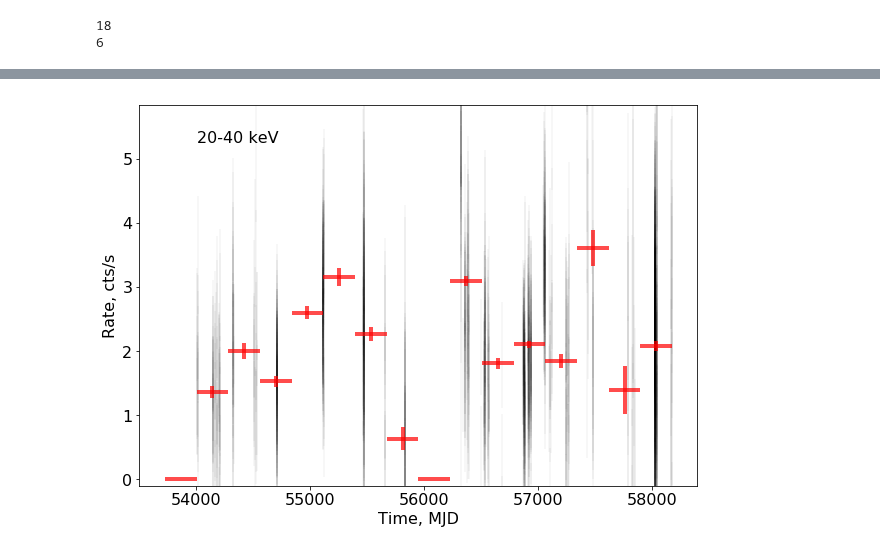
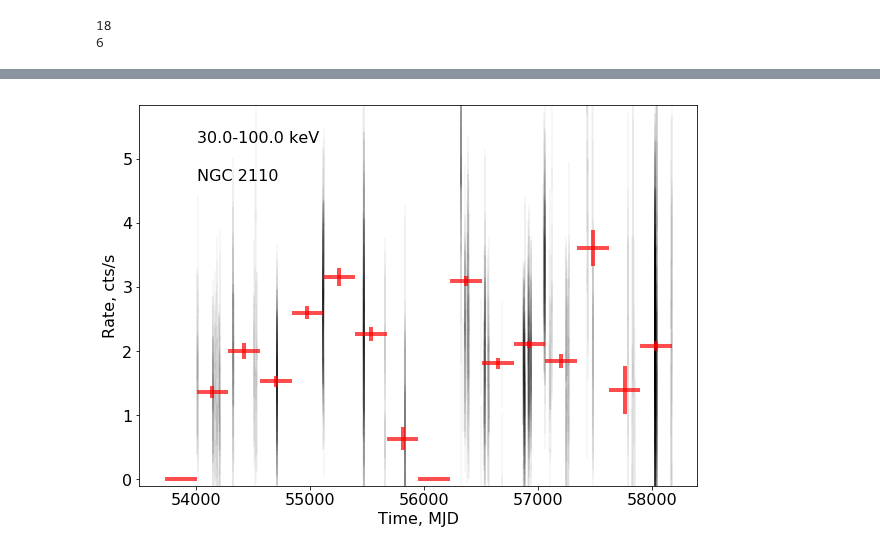
Before and after one commit to oda-hub/oda_api_benchmark, a Jupyter notebook: examples/lc_longterm.ipynb, the cells around one changed output, grey strips where cells are left out. Drawn from its saved outputs; the diff is of its cells as text; code cells hidden in the pictures.

```diff
--- a/examples/lc_longterm.ipynb
+++ b/examples/lc_longterm.ipynb
@@ -260,34 +260,36 @@ sc=1.
 
 k=0
 while (j<len(time)):
     while ((t[k]+t0<time[j])):
         if (err[k]>0.):
             flux[j]=flux[j]+r[k]/(err[k])**2
             error[j]=error[j]+1./(err[k])**2
         k=k+1
         if (k==len(t)):
             break
     if (k==len(t)):
         break
     else:
         j=j+1
 plt.errorbar(t+t0,r*exp((t+t0-52900)/40000.),yerr=err*exp((t+t0-52900)/40000.),linestyle='none',color='black',alpha=0.03,linewidth=2)
 
 for i in range(len(flux)):
     if(error[i]>0.):
         flux[i]=flux[i]/(error[i])*exp((time_av[i]-52900)/40000.)
         error[i]=1./sqrt(error[i])*exp((time_av[i]-52900)/40000.)
 plt.errorbar(time_av,flux,yerr=error,xerr=dtime/2.,linestyle='none',color='red',alpha=0.7,linewidth=4)
 #plt.plot(time_av,exp((time_av-52900)/40000.)/2)
 plt.tick_params(axis='both', which='major', labelsize=16)
 ymax=1.5*max(flux+error)
 plt.ylim(-0.1,ymax)
 plt.xlabel('Time, MJD',fontsize=16)
 plt.ylabel('Rate, cts/s',fontsize=16)
-plt.text(tmin,0.9*ymax, '20-40 keV',fontsize=16)
+plt.text(tmin,0.9*ymax, str(E1_keV)+'-'+str(E2_keV)+' keV',fontsize=16)
+plt.text(tmin,0.8*ymax, source_name,fontsize=16)
+
 name=source_name.replace(" ", "")
 plt.savefig(name+'_lc.pdf',format='pdf',dpi=100)
 # %% [output]
-[figure, old version]
+[figure, new version]
 # %%
 lc_3C279=name+'_lc.pdf'
```
Also changed, not shown: parts of 2 cells of this notebook, 4 other files.
